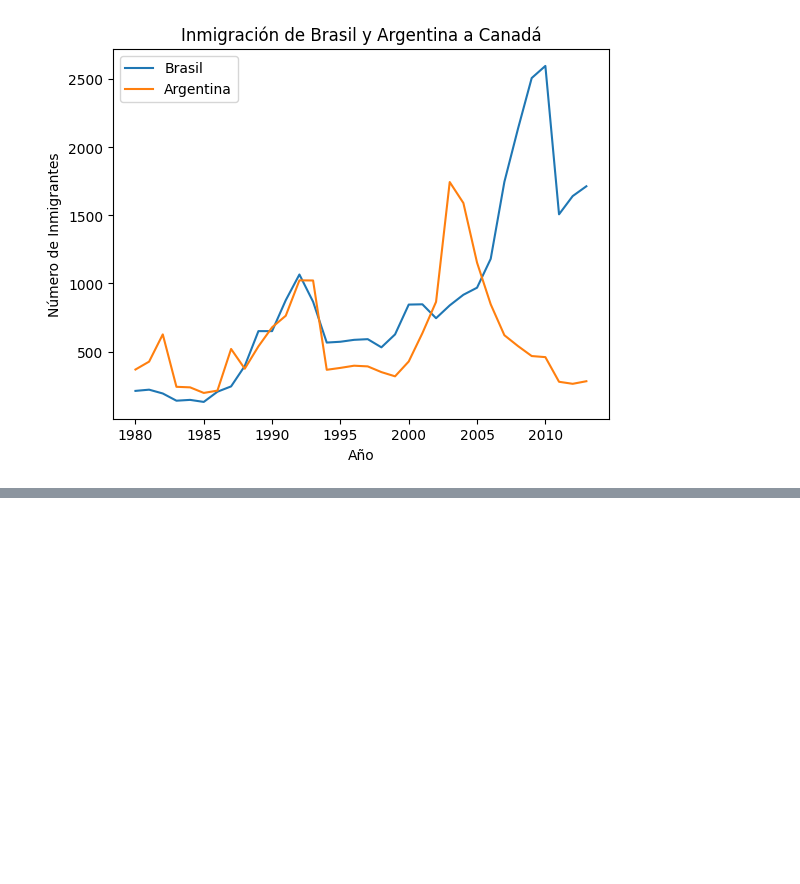
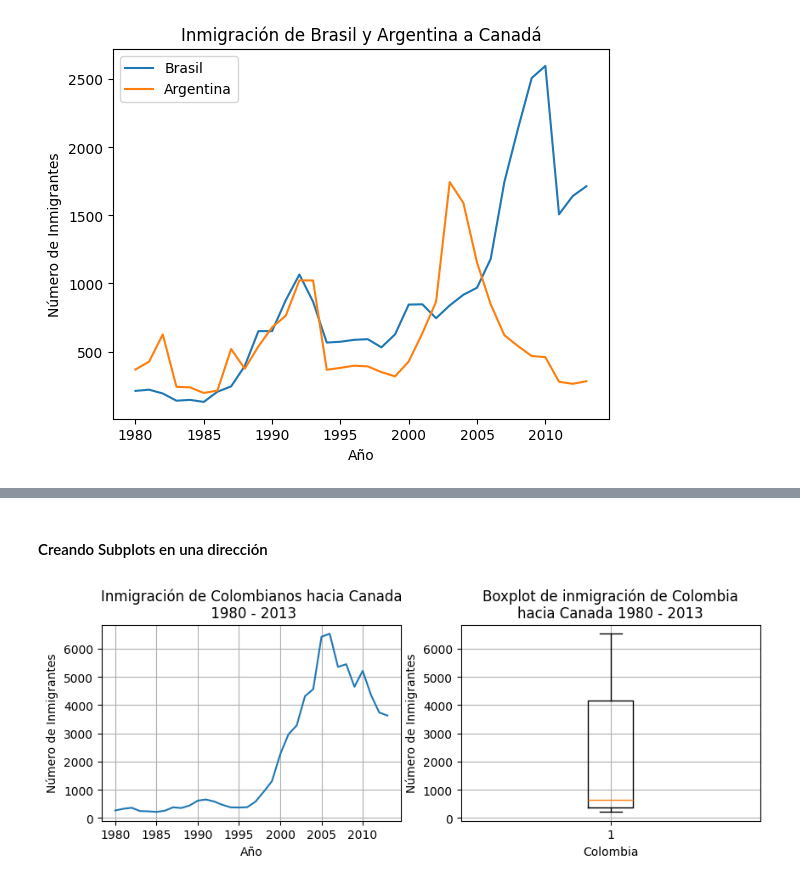
Before and after one commit to Starleen1996/Pandas-E-S, a Jupyter notebook: Visualización_de_datos.ipynb, the cells around one changed output, grey strips where cells are left out. Drawn from its saved outputs; the diff is of its cells as text; code cells hidden in the pictures; blank space fills up the shorter version.

```diff
--- a/Visualización_de_datos.ipynb
+++ b/Visualización_de_datos.ipynb
@@ -223,0 +259,21 @@ plt.show()
+# %% [markdown]
+#### Creando Subplots en una dirección
+# %%
+fig, axs = plt.subplots(1, 2, figsize=(10, 3)) # se creo 1 fila y 2 columnas, Crea una figura (fig) y dos subgráficos lado a lado (axs[0] y axs[1]).
+
+axs[0].plot(datos_col['Año'], datos_col['Inmigrantes']) #Dibuja un gráfico de líneas en el primer subplot (axs[0]) con: Eje X: los años. Eje Y: número de inmigrantes.
+axs[0].set_title('Inmigración de Colombianos hacia Canada\n 1980 - 2013')
+axs[0].set_ylabel('Número de Inmigrantes')
+axs[0].set_xlabel('Año')
+axs[0].xaxis.set_major_locator(plt.MultipleLocator(5))
+axs[0].grid() # coloca cuadricula en el grafico
+
+axs[1].boxplot(datos_col['Inmigrantes']) #Grafico de cajas, muestra datos estadisticos
+axs[1].set_title('Boxplot de inmigración de Colombia\nhacia Canada 1980 - 2013')
+axs[1].set_ylabel('Número de Inmigrantes')
+axs[1].set_xlabel('Colombia')
+axs[1].grid() # coloca cuadricula en el grafico
+
+plt.show()
+# %% [output]
+[figure, added]
```
Also changed, not shown: parts of 14 cells of this notebook.
